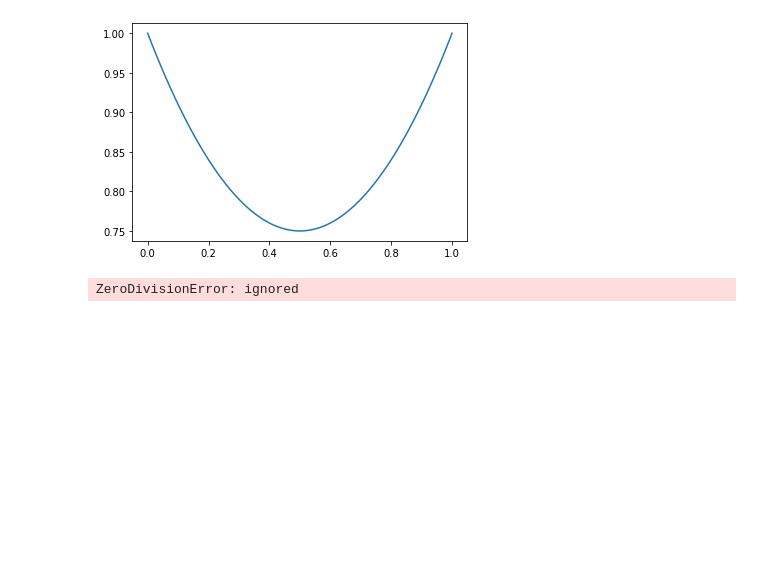
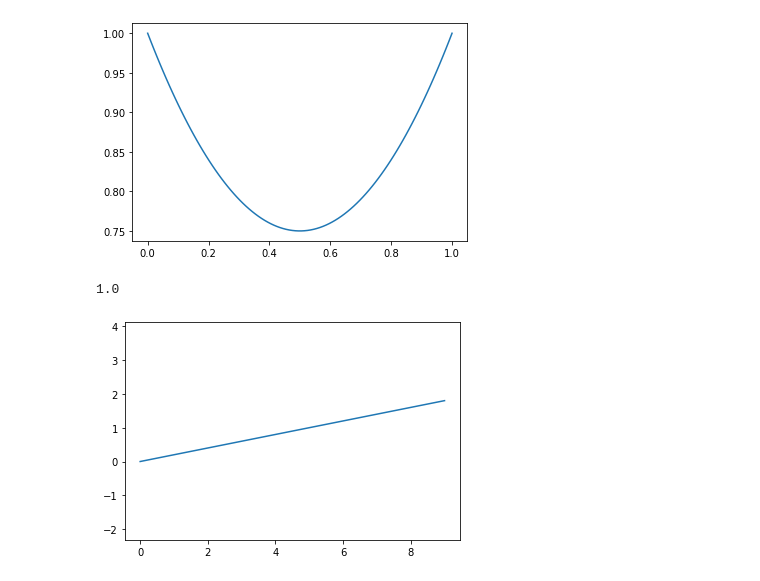
Before and after one commit to ardakayaa/3d_Curtain_Model, a Jupyter notebook: Curtain_Math_Model.ipynb, the cells around one changed output. Saved outputs shown, nothing was run; the diff lists cells and outputs as text; code cells hidden in the pictures; blank space fills up the shorter version.

```diff
--- a/Curtain_Math_Model.ipynb
+++ b/Curtain_Math_Model.ipynb
@@ -91,11 +91,14 @@ curve.plot(100)
 # %% [output]
 <matplotlib.axes._subplots.AxesSubplot at 0x...>
 [figure]
-# %%
-def interpolation(d, x):
-    output = d[0][1] + (x - d[0][0]) * ((d[1][1] - d[0][1])/(d[1][0] - d[0][0]))
-
-    return output
+# %%
+def interpolation(p1x,p1y,p2x,p2y, x):
+    output = p1y + (x - p1x) * ((p2y - p1y)/(p2x - p1x))
+
+    return output
+interpolation(0,1,1,2,0.0)
+# %% [output]
+1.0
 # %%
 def calc_curve(p1x,p1y,p2x,p2y, granuality=100):
         'Calculate the cubic Bezier curve with the given granuality.'
@@ -103,12 +106,13 @@ def calc_curve(p1x,p1y,p2x,p2y, granuality=100):
         B_y = []
         for t in range(0, granuality):
             t = t / granuality
-            x = interpolation([[p1x,p2y],[p1x,p2y]],t)
-
+            #print(t)
+            x = interpolation(p1x,p1y,p2x,p2y,t)
+            #print(x)
             B_x.append(x)
         return B_x
 
-def plot(p1x,p1y,p2x,p2y,granuality=100):
+def plot(p1x,p1y,p2x,p2y,granuality=10):
         'Plot the cubic Bezier curve.'
         B = calc_curve(p1x,p1y,p2x,p2y,granuality)
         plt.plot(B)
@@ -116,6 +120,6 @@ def plot(p1x,p1y,p2x,p2y,granuality=100):
         plt.axis('equal')
         plt.show()
 # %%
-plot(1,2,3,4,100)
+plot(0,0,1,2)
 # %% [output]
-ZeroDivisionError: ignored
+[figure, added]
```
